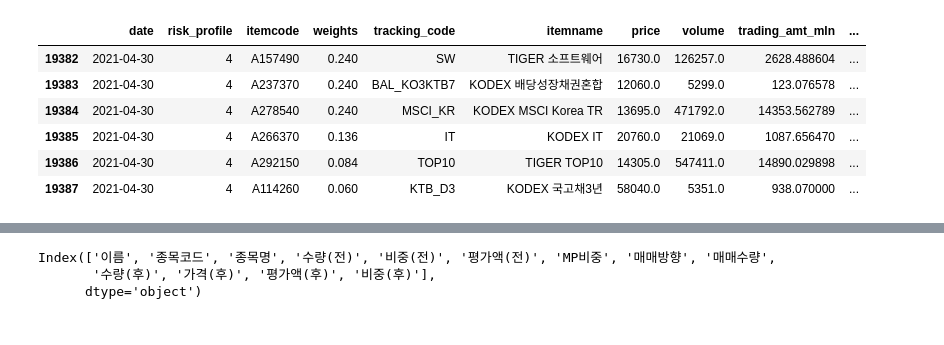
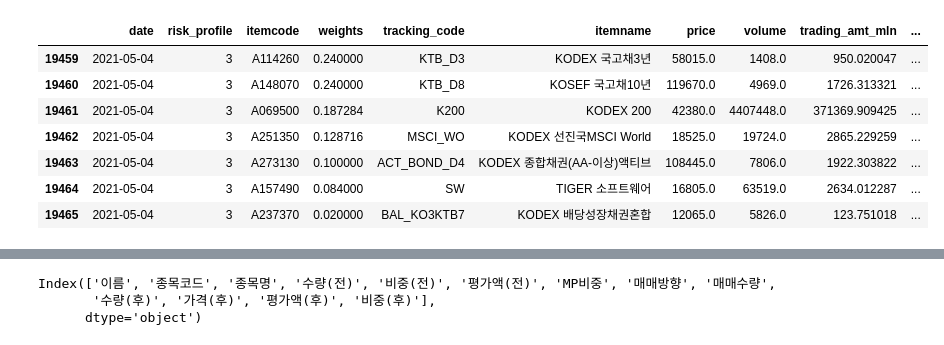
Before and after one commit to my2582/kisra, a Jupyter notebook: daily_rebalancing.ipynb, the cells around one changed output, grey strips where cells are left out. Drawn from its saved outputs; the diff is of its cells as text; code cells hidden in the pictures.

```diff
--- a/daily_rebalancing.ipynb
+++ b/daily_rebalancing.ipynb
@@ -7,13 +7,14 @@ from src.models.load_data import Balance, Instruments, AdvisedPortfolios, PriceD
 detail = pd.read_pickle('./data/processed/balance_s.pkl')
 advised_pf = pd.read_pickle('./data/processed/advised_portfolios.pkl')
 # %%
-advised_pf.loc[(advised_pf.date=='2021-04-30')&(advised_pf.risk_profile==4), :]
+advised_pf.loc[(advised_pf.date=='2021-05-04')&(advised_pf.risk_profile==3), :]
 # %% [output]
 |  | date | risk_profile | itemcode | weights | tracking_code | itemname | price | volume | trading_amt_mln | ... |
-| 19382 | 2021-04-30 | 4 | A157490 | 0.240 | SW | TIGER 소프트웨어 | 16730.0 | 126257.0 | 2628.488604 | ... |
-| 19383 | 2021-04-30 | 4 | A237370 | 0.240 | BAL_KO3KTB7 | KODEX 배당성장채권혼합 | 12060.0 | 5299.0 | 123.076578 | ... |
-| 19384 | 2021-04-30 | 4 | A278540 | 0.240 | MSCI_KR | KODEX MSCI Korea TR | 13695.0 | 471792.0 | 14353.562789 | ... |
-| 19385 | 2021-04-30 | 4 | A266370 | 0.136 | IT | KODEX IT | 20760.0 | 21069.0 | 1087.656470 | ... |
-| 19386 | 2021-04-30 | 4 | A292150 | 0.084 | TOP10 | TIGER TOP10 | 14305.0 | 547411.0 | 14890.029898 | ... |
-| 19387 | 2021-04-30 | 4 | A114260 | 0.060 | KTB_D3 | KODEX 국고채3년 | 58040.0 | 5351.0 | 938.070000 | ... |
+| 19459 | 2021-05-04 | 3 | A114260 | 0.240000 | KTB_D3 | KODEX 국고채3년 | 58015.0 | 1408.0 | 950.020047 | ... |
+| 19460 | 2021-05-04 | 3 | A148070 | 0.240000 | KTB_D8 | KOSEF 국고채10년 | 119670.0 | 4969.0 | 1726.313321 | ... |
+| 19461 | 2021-05-04 | 3 | A069500 | 0.187284 | K200 | KODEX 200 | 42380.0 | 4407448.0 | 371369.909425 | ... |
+| 19462 | 2021-05-04 | 3 | A251350 | 0.128716 | MSCI_WO | KODEX 선진국MSCI World | 18525.0 | 19724.0 | 2865.229259 | ... |
+| 19463 | 2021-05-04 | 3 | A273130 | 0.100000 | ACT_BOND_D4 | KODEX 종합채권(AA-이상)액티브 | 108445.0 | 7806.0 | 1922.303822 | ... |
+| 19464 | 2021-05-04 | 3 | A157490 | 0.084000 | SW | TIGER 소프트웨어 | 16805.0 | 63519.0 | 2634.012287 | ... |
+| 19465 | 2021-05-04 | 3 | A237370 | 0.020000 | BAL_KO3KTB7 | KODEX 배당성장채권혼합 | 12065.0 | 5826.0 | 123.751018 | ... |
 # %%
```
Also changed, not shown: parts of 10 cells of this notebook, 10 other files.
